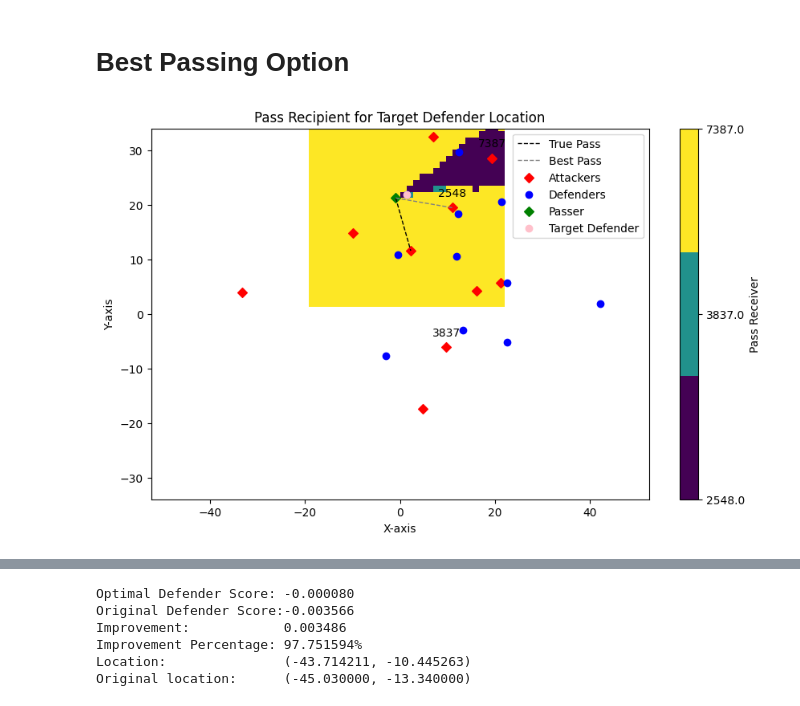
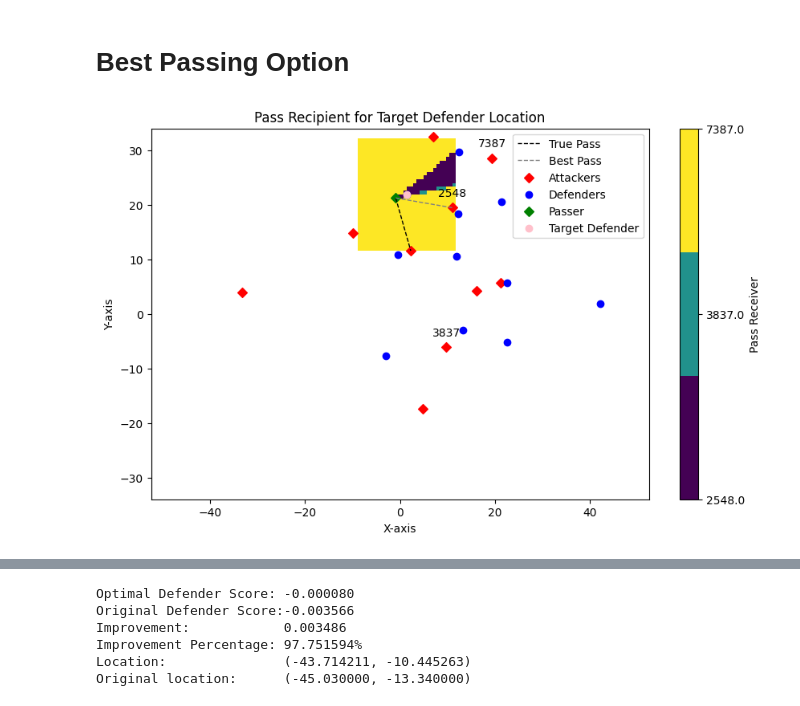
Before and after one commit to ariskoutris/defensive-passing-networks, a Jupyter notebook: src/notebooks/opt_function.ipynb, the cells around one changed output, grey strips where cells are left out. Saved outputs shown, nothing was run; the diff lists cells and outputs as text; code cells hidden in the pictures.

```diff
--- a/src/notebooks/opt_function.ipynb
+++ b/src/notebooks/opt_function.ipynb
@@ -337,3 +337,7 @@ plt.ylim([-pitch_width/2, pitch_width/2])
 plt.show()"""
 # %% [output]
 "\nframe_id = 48981\ndefender_id = 12246\n\nif frame_id not in passes_df['frame'].unique():\n    print('This passer does not have any options that would generate a positive threat')\n\nopt_func = crea ...
+# %%
+# update coordinates of players
+passes_df['tracking.x'][(passes_df['tracking.object_id'] == defender_id) & (passes_df['frame'] == frame_id)] = x
+passes_df['tracking.y'][(passes_df['tracking.object_id'] == defender_id) & (passes_df['frame'] == frame_id)] = y
@@ -340,6 +377,6 @@ plt.show()"""
 # %%
-frame_id = 10664
-defender_id = 16320
+frame_id = 31945
+defender_id = 10738
 
 opt_func = create_opt_func(passes_df, frame_id, defender_id)
 threat_agg = threat_aggregator('softmax', temp=0.005)
@@ -347,6 +384,7 @@ threat_agg = threat_aggregator('softmax', temp=0.005)
 
 # Get target defender's true location
 x_def, y_def = defender_true_location(passes_df, frame_id, defender_id)
+
 
 # Get achieved score of the target defender
 true_scores = opt_func(x_def, y_def)
@@ -520,7 +559,7 @@ frame_id = 48981
 defender_id = 12246
 
 opt_func = create_opt_func(passes_df, frame_id, defender_id)
-threat_agg = threat_aggregator('max')
+threat_agg = threat_aggregator('softmax')
 
 # Get target defender's true location
 x_def, y_def = defender_true_location(passes_df, frame_id, defender_id)
@@ -531,8 +570,8 @@ true_score = threat_agg(true_scores)
 max_threat_receiver_id = max(true_scores, key=true_scores.get)
 
 # Create a meshgrid around the origin point
-x = np.linspace(max(x_def - 20, -pitch_length/2), min(x_def + 20, pitch_length/2), 30)
-y = np.linspace(max(y_def -20, -pitch_width/2), min(y_def + 20, pitch_width/2), 30)
+x = np.linspace(max(x_def - 10, -pitch_length/2), min(x_def + 10, pitch_length/2), 30)
+y = np.linspace(max(y_def -10, -pitch_width/2), min(y_def + 10, pitch_width/2), 30)
 X, Y = np.meshgrid(x, y)
 
 # Evaluate the function on the grid
@@ -546,31 +585,31 @@ for i in range(X.shape[0]):
 
 # Create pass receiver colormap
 unique_labels = np.unique(P)
 num_labels = len(unique_labels)
 label_to_class = {label: idx for idx, label in enumerate(unique_labels)}
 class_to_label = {idx: label for idx, label in enumerate(unique_labels)}
 P_class = np.vectorize(label_to_class.get)(P)
 cmap = plt.cm.get_cmap('viridis', num_labels)
 
 plt.figure(figsize=(10, 6))
 mesh = plt.pcolormesh(X, Y, P_class, cmap=cmap, shading='auto')
 cbar = plt.colorbar(mesh, ticks=np.arange(num_labels))
 cbar.ax.set_yticklabels([str(class_to_label[i]) for i in range(num_labels)])
 cbar.set_label('Pass Receiver')
 
 plot_players(passes_df, frame_id, defender_id, max_threat_receiver_id)
 
 ax = plt.gca()
 for label in unique_labels:
     x, y = passes_df[(passes_df['frame'] == frame_id) & (passes_df['tracking.object_id'] == label)][['tracking.x', 'tracking.y']].values[0]
     ax.annotate(int(label), (x, y), textcoords="offset points", xytext=(0,10), ha='center')
 
 plt.legend()
 plt.title('Pass Recipient for Target Defender Location')
 plt.xlabel('X-axis')
 plt.ylabel('Y-axis')
 plt.xlim([-pitch_length/2, pitch_length/2])
 plt.ylim([-pitch_width/2, pitch_width/2])
 plt.show()
 # %% [output]
-[figure, old version]
+[figure, new version]
```
Also changed, not shown: parts of 11 cells of this notebook.
